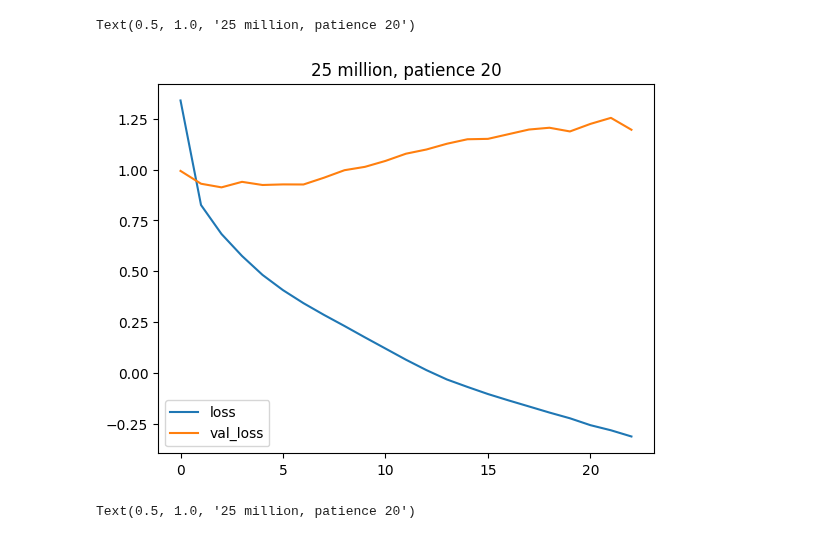
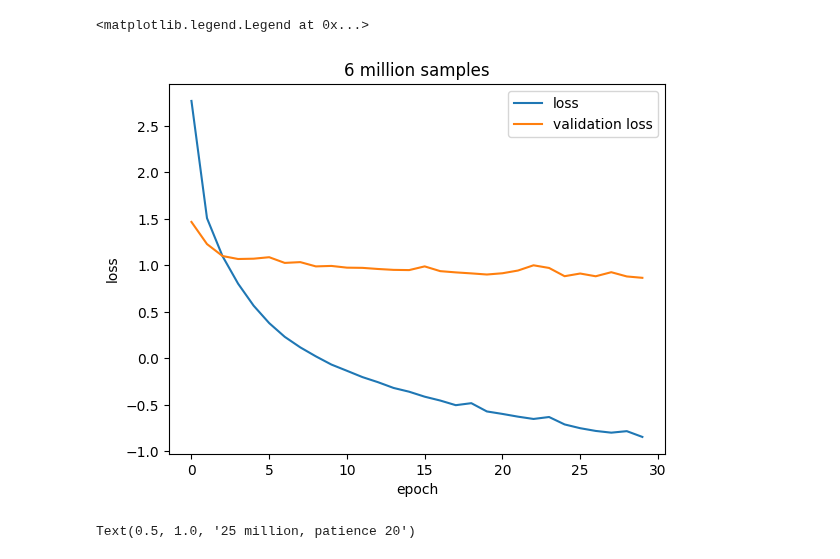
Before and after one commit to KatharinaBracher/Brownian-Bug-Model, a Jupyter notebook: pnn/loss.ipynb, the cells around one changed output. Saved outputs shown, nothing was run; the diff lists cells and outputs as text; code cells hidden in the pictures.

Commit message:
new loss plot

```diff
--- a/pnn/loss.ipynb
+++ b/pnn/loss.ipynb
@@ -5,11 +5,16 @@ import pandas as pd
 # %%
 d = pd.read_csv('../models/masha/GDP_4day_NC32/log.csv')
 # %%
-d[['loss', 'val_loss']].plot()
-plt.title('25 million, patience 20')
+#d[['loss', 'val_loss']].plot()
+plt.plot(d['loss'][:30], label='loss')
+plt.plot(d['val_loss'][:30], label='validation loss')
+plt.title('6 million samples')
+plt.xlabel('epoch')
+plt.ylabel('loss')
+plt.legend()
 # %% [output]
-Text(0.5, 1.0, '25 million, patience 20')
+<matplotlib.legend.Legend at 0x...>
-[figure, old version]
+[figure, new version]
 # %%
 d[['loss', 'val_loss']].plot()
 plt.title('25 million, patience 20')
```
